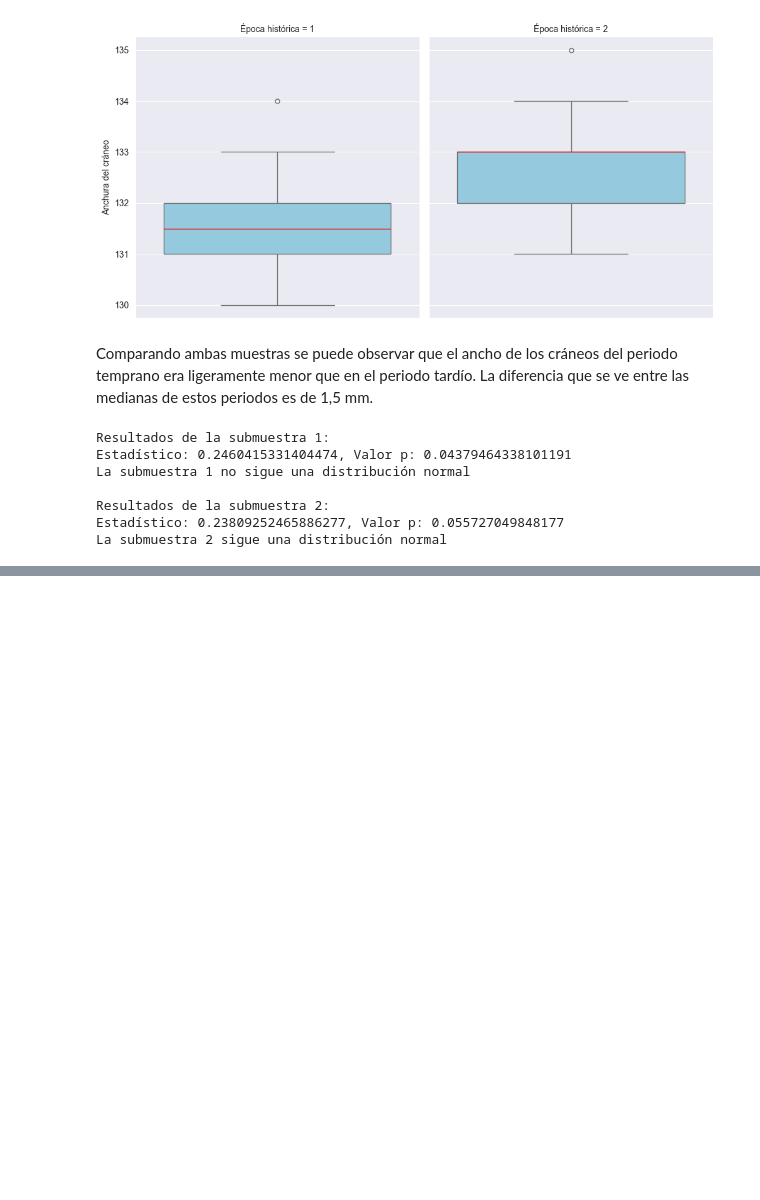
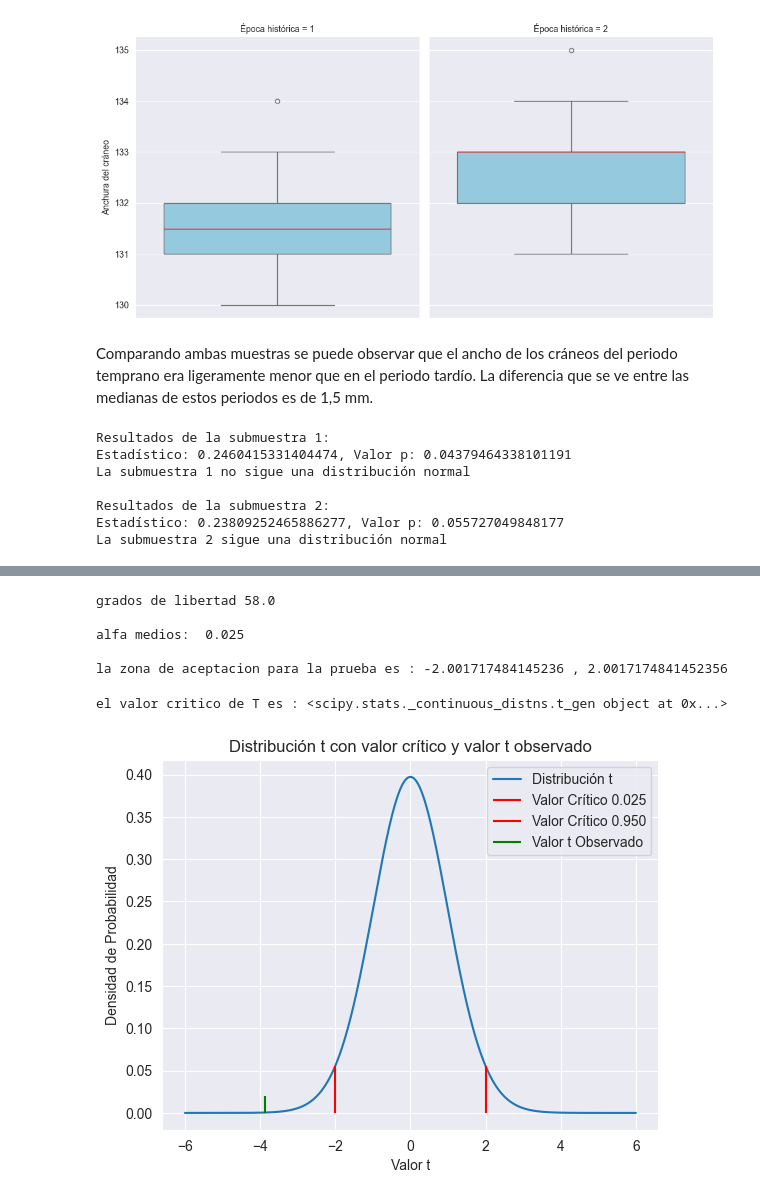
Before and after one commit to gerardofv02/Master, a Jupyter notebook: Estadistica/Ejercicio/Ejercicio Estadistica Gerardo.ipynb, the cells around one changed output, grey strips where cells are left out. Saved outputs shown, nothing was run; the diff lists cells and outputs as text; code cells hidden in the pictures; blank space fills up the shorter version.

```diff
--- a/Estadistica/Ejercicio/Ejercicio Estadistica Gerardo.ipynb
+++ b/Estadistica/Ejercicio/Ejercicio Estadistica Gerardo.ipynb
@@ -298,0 +384,50 @@ La submuestra 2 sigue una distribución normal
+# %%
+#calculo de valores para el test T
+alfa = 0.05
+alfa_medios = alfa/2
+
+lim_sup = t.ppf(1-alfa_medios,grados_libertad)
+lim_inf = t.ppf(alfa_medios,grados_libertad)
+
+print('grados de libertad: ', grados_libertad, '\n')
+print('alfa medios: ', alfa_medios, '\n')
+print("la zona de aceptacion para la prueba es :",lim_inf,",",lim_sup)
+# %% [output]
+grados de libertad 58.0
+
+alfa medios:  0.025
+
+la zona de aceptacion para la prueba es : -2.001717484145236 , 2.0017174841452356
+# %%
+# calculamos el valor t estadistico:
+valor_critico_t =  float(diferencia_medias)/(error_standar)
+
+print("el valor critico de T es :", t)
+# %% [output]
+el valor critico de T es : <scipy.stats._continuous_distns.t_gen object at 0x...>
+# %%
+# Grafica para la representacion del valor t:
+
+import numpy as np
+import matplotlib.pyplot as plt
+from scipy.stats import t
+
+t_values = np.linspace(-6, 6, 1000)
+
+t_distribucion = t.pdf(t_values, grados_libertad)
+
+plt.plot(t_values, t_distribucion, label='Distribución t')
+
+plt.vlines(lim_inf, 0, t.pdf(lim_inf, grados_libertad), colors='r', label='Valor Crítico 0.025')
+plt.vlines(lim_sup, 0, t.pdf(lim_sup, grados_libertad), colors='r', label='Valor Crítico 0.950')
+
+plt.vlines(valor_critico_t, 0, t.pdf(valor_critico_t, 0.95), colors='g', label='Valor t Observado')
+
+plt.legend()
+plt.xlabel('Valor t')
+plt.ylabel('Densidad de Probabilidad')
+plt.title('Distribución t con valor crítico y valor t observado')
+
+plt.show()
+# %% [output]
+[figure, added]
```
Also changed, not shown: parts of 4 cells of this notebook.
